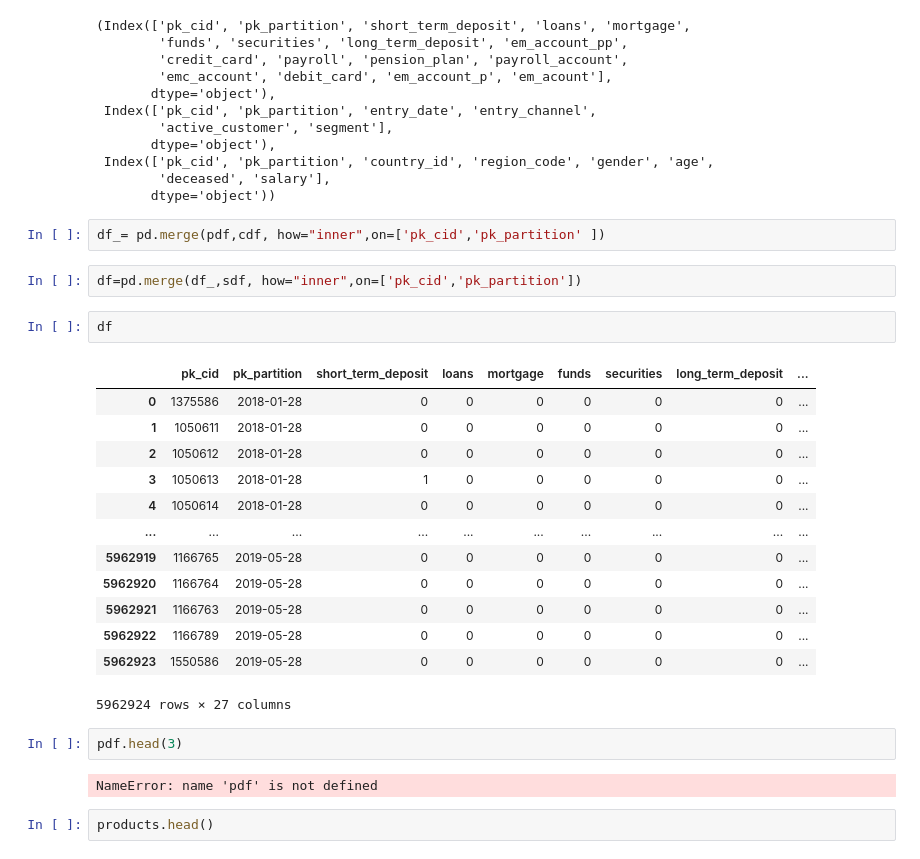
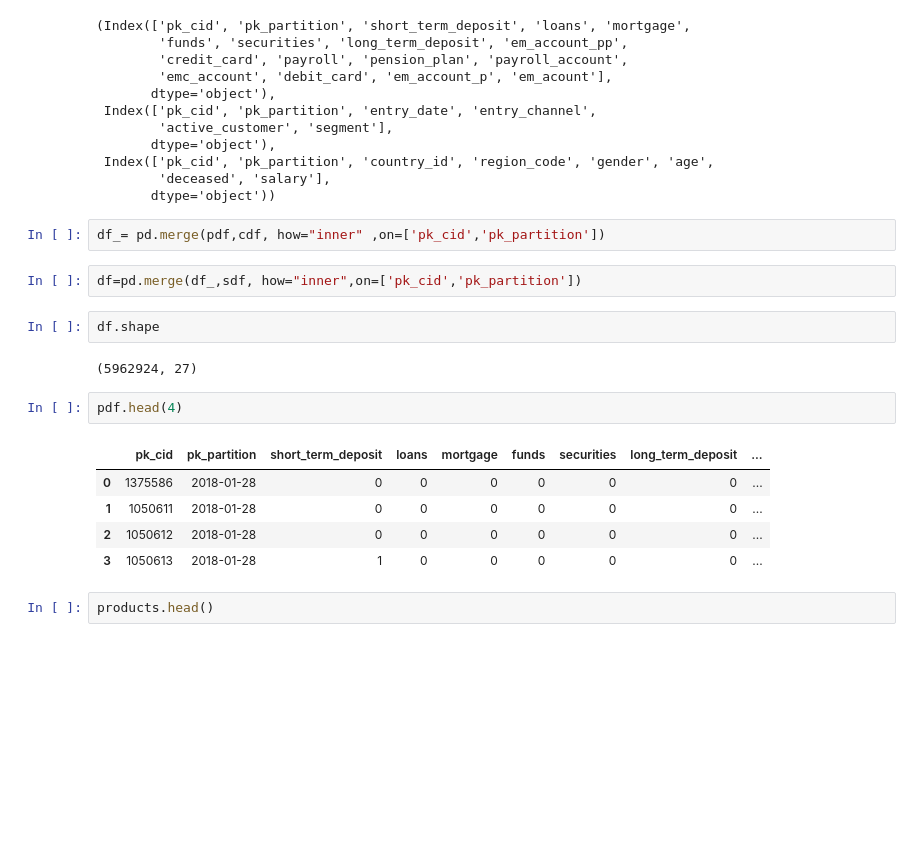
Before and after one commit to jascicz/easy_money_Project, a Jupyter notebook: jorge-Proyecto.ipynb, the cells around one changed output. Drawn from its saved outputs; the diff is of its cells as text; blank space fills up the shorter version.

```diff
--- a/jorge-Proyecto.ipynb
+++ b/jorge-Proyecto.ipynb
@@ -62,29 +62,21 @@ pdf.columns, cdf.columns, sdf.columns
         'deceased', 'salary'],
        dtype='object'))
 # %%
-df_= pd.merge(pdf,cdf, how="inner",on=['pk_cid','pk_partition' ])
+df_= pd.merge(pdf,cdf, how="inner" ,on=['pk_cid','pk_partition'])
 # %%
 df=pd.merge(df_,sdf, how="inner",on=['pk_cid','pk_partition'])
 # %%
-df
+df.shape
 # %% [output]
-|  | pk_cid | pk_partition | short_term_deposit | loans | mortgage | funds | securities | long_term_deposit | ... |
-| 0 | 1375586 | 2018-01-28 | 0 | 0 | 0 | 0 | 0 | 0 | ... |
-| 1 | 1050611 | 2018-01-28 | 0 | 0 | 0 | 0 | 0 | 0 | ... |
-| 2 | 1050612 | 2018-01-28 | 0 | 0 | 0 | 0 | 0 | 0 | ... |
-| 3 | 1050613 | 2018-01-28 | 1 | 0 | 0 | 0 | 0 | 0 | ... |
-| 4 | 1050614 | 2018-01-28 | 0 | 0 | 0 | 0 | 0 | 0 | ... |
-| ... | ... | ... | ... | ... | ... | ... | ... | ... | ... |
-| 5962919 | 1166765 | 2019-05-28 | 0 | 0 | 0 | 0 | 0 | 0 | ... |
-| 5962920 | 1166764 | 2019-05-28 | 0 | 0 | 0 | 0 | 0 | 0 | ... |
-| 5962921 | 1166763 | 2019-05-28 | 0 | 0 | 0 | 0 | 0 | 0 | ... |
-| 5962922 | 1166789 | 2019-05-28 | 0 | 0 | 0 | 0 | 0 | 0 | ... |
-| 5962923 | 1550586 | 2019-05-28 | 0 | 0 | 0 | 0 | 0 | 0 | ... |
-5962924 rows × 27 columns
+(5962924, 27)
 # %%
-pdf.head(3)
+pdf.head(4)
 # %% [output]
-NameError: name 'pdf' is not defined
+|  | pk_cid | pk_partition | short_term_deposit | loans | mortgage | funds | securities | long_term_deposit | ... |
+| 0 | 1375586 | 2018-01-28 | 0 | 0 | 0 | 0 | 0 | 0 | ... |
+| 1 | 1050611 | 2018-01-28 | 0 | 0 | 0 | 0 | 0 | 0 | ... |
+| 2 | 1050612 | 2018-01-28 | 0 | 0 | 0 | 0 | 0 | 0 | ... |
+| 3 | 1050613 | 2018-01-28 | 1 | 0 | 0 | 0 | 0 | 0 | ... |
 # %%
 products.head()
 # %% [output]
```
